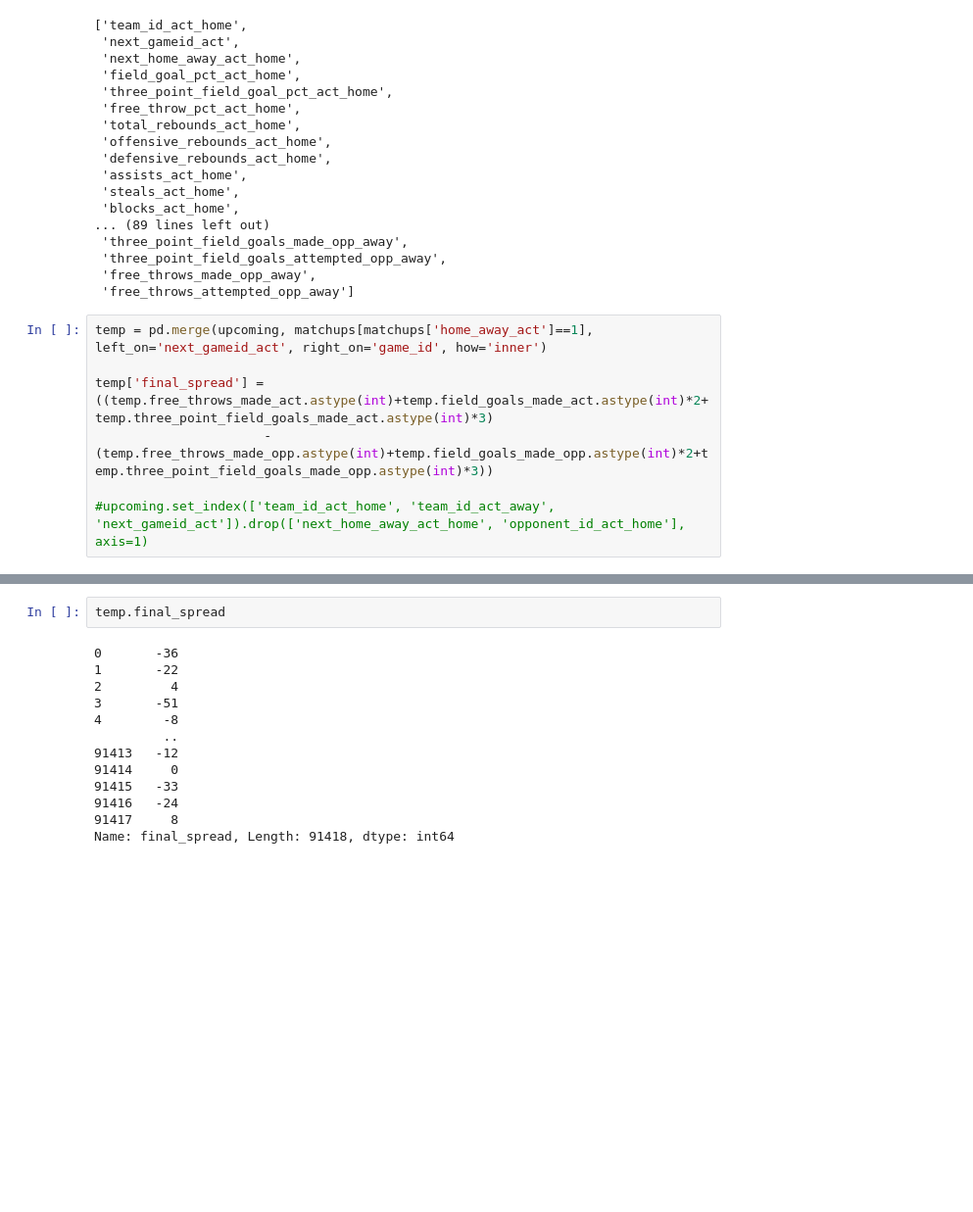
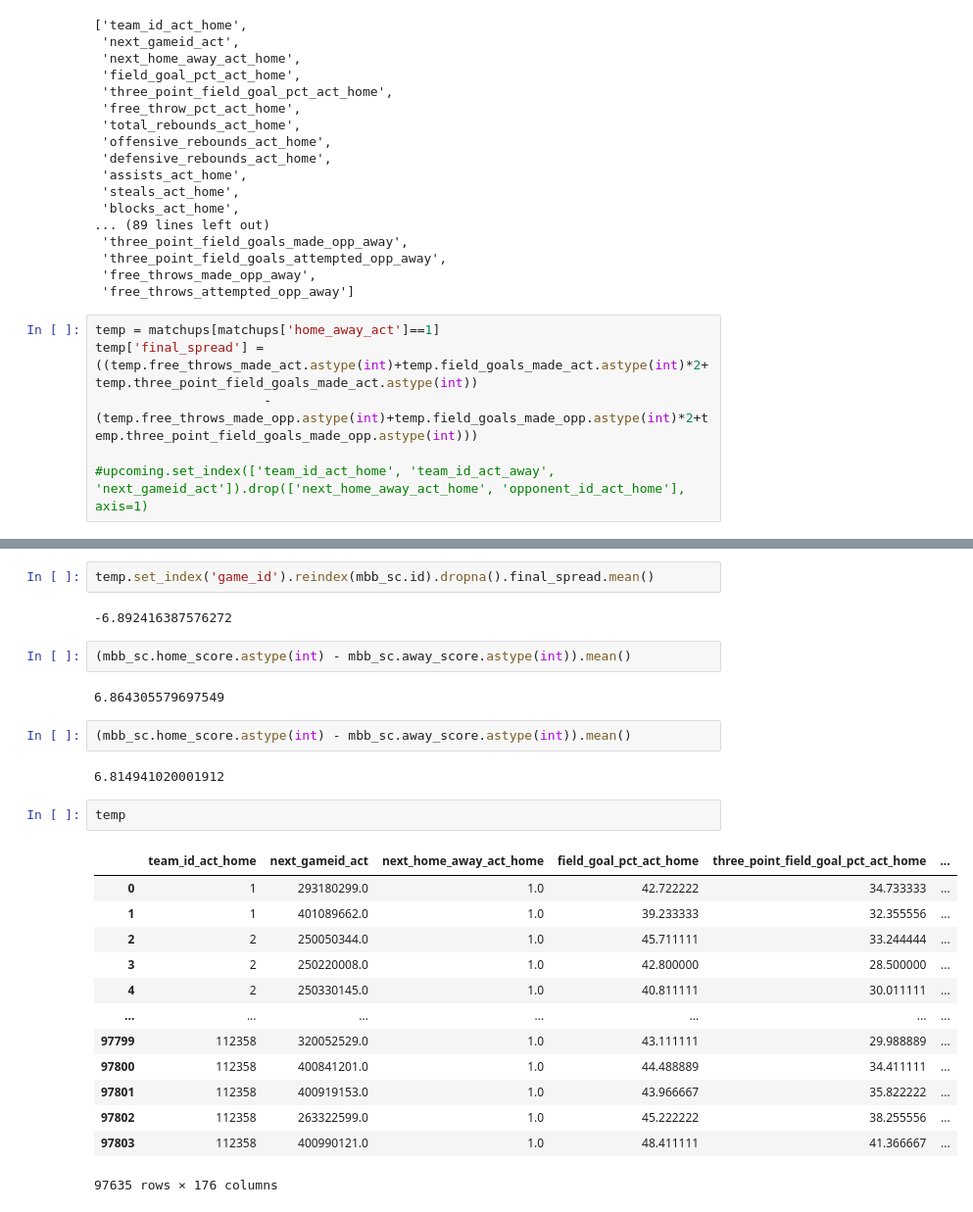
Before and after one commit to MirandaRosalise/CBB-data, a Jupyter notebook: sdv-build.ipynb, the cells around one changed output, grey strips where cells are left out. Shown at 98% size. Saved outputs shown, nothing was run; the diff lists cells and outputs as text; blank space fills up the shorter version.

```diff
--- a/sdv-build.ipynb
+++ b/sdv-build.ipynb
@@ -223,9 +223,8 @@ upcoming.columns.to_list()
  'free_throws_made_opp_away',
  'free_throws_attempted_opp_away']
 # %%
-temp = pd.merge(upcoming, matchups[matchups['home_away_act']==1], left_on='next_gameid_act', right_on='game_id', how='inner')
-
-temp['final_spread'] = ((temp.free_throws_made_act.astype(int)+temp.field_goals_made_act.astype(int)*2+temp.three_point_field_goals_made_act.astype(int)*3)
-                      - (temp.free_throws_made_opp.astype(int)+temp.field_goals_made_opp.astype(int)*2+temp.three_point_field_goals_made_opp.astype(int)*3))
+temp = matchups[matchups['home_away_act']==1]
+temp['final_spread'] = ((temp.free_throws_made_act.astype(int)+temp.field_goals_made_act.astype(int)*2+temp.three_point_field_goals_made_act.astype(int))
+                      - (temp.free_throws_made_opp.astype(int)+temp.field_goals_made_opp.astype(int)*2+temp.three_point_field_goals_made_opp.astype(int)))
 
 #upcoming.set_index(['team_id_act_home', 'team_id_act_away', 'next_gameid_act']).drop(['next_home_away_act_home', 'opponent_id_act_home'], axis=1)
@@ -232,15 +237,28 @@ temp['final_spread'] = ((temp.free_throws_made_act.astype(int)+temp.field_goals_
+# %%
+temp.set_index('game_id').reindex(mbb_sc.id).dropna().final_spread.mean()
+# %% [output]
+-6.892416387576272
+# %%
+(mbb_sc.home_score.astype(int) - mbb_sc.away_score.astype(int)).mean()
+# %% [output]
+6.864305579697549
+# %%
+(mbb_sc.home_score.astype(int) - mbb_sc.away_score.astype(int)).mean()
+# %% [output]
+6.814941020001912
 # %%
-temp.final_spread
+temp
 # %% [output]
+|  | team_id_act_home | next_gameid_act | next_home_away_act_home | field_goal_pct_act_home | three_point_field_goal_pct_act_home | ... |
+| 0 | 1 | 293180299.0 | 1.0 | 42.722222 | 34.733333 | ... |
+| 1 | 1 | 401089662.0 | 1.0 | 39.233333 | 32.355556 | ... |
+| 2 | 2 | 250050344.0 | 1.0 | 45.711111 | 33.244444 | ... |
+| 3 | 2 | 250220008.0 | 1.0 | 42.800000 | 28.500000 | ... |
+| 4 | 2 | 250330145.0 | 1.0 | 40.811111 | 30.011111 | ... |
+| ... | ... | ... | ... | ... | ... | ... |
+| 97799 | 112358 | 320052529.0 | 1.0 | 43.111111 | 29.988889 | ... |
+| 97800 | 112358 | 400841201.0 | 1.0 | 44.488889 | 34.411111 | ... |
+| 97801 | 112358 | 400919153.0 | 1.0 | 43.966667 | 35.822222 | ... |
+| 97802 | 112358 | 263322599.0 | 1.0 | 45.222222 | 38.255556 | ... |
+| 97803 | 112358 | 400990121.0 | 1.0 | 48.411111 | 41.366667 | ... |
-0       -36
-1       -22
-2         4
-3       -51
-4        -8
-         ..
-91413   -12
-91414     0
-91415   -33
-91416   -24
-91417     8
-Name: final_spread, Length: 91418, dtype: int64
+97635 rows × 176 columns
```
Also changed, not shown: parts of 13 cells of this notebook, 1 other file.
